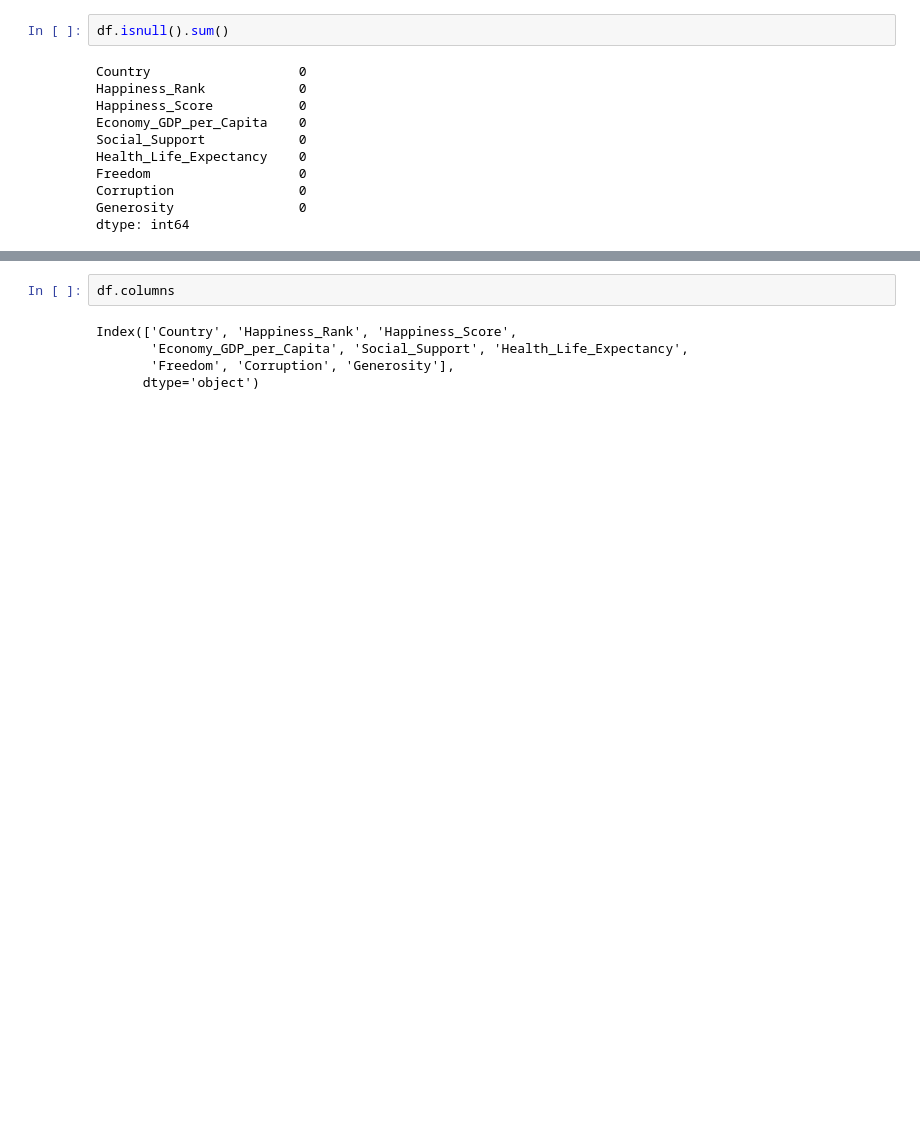
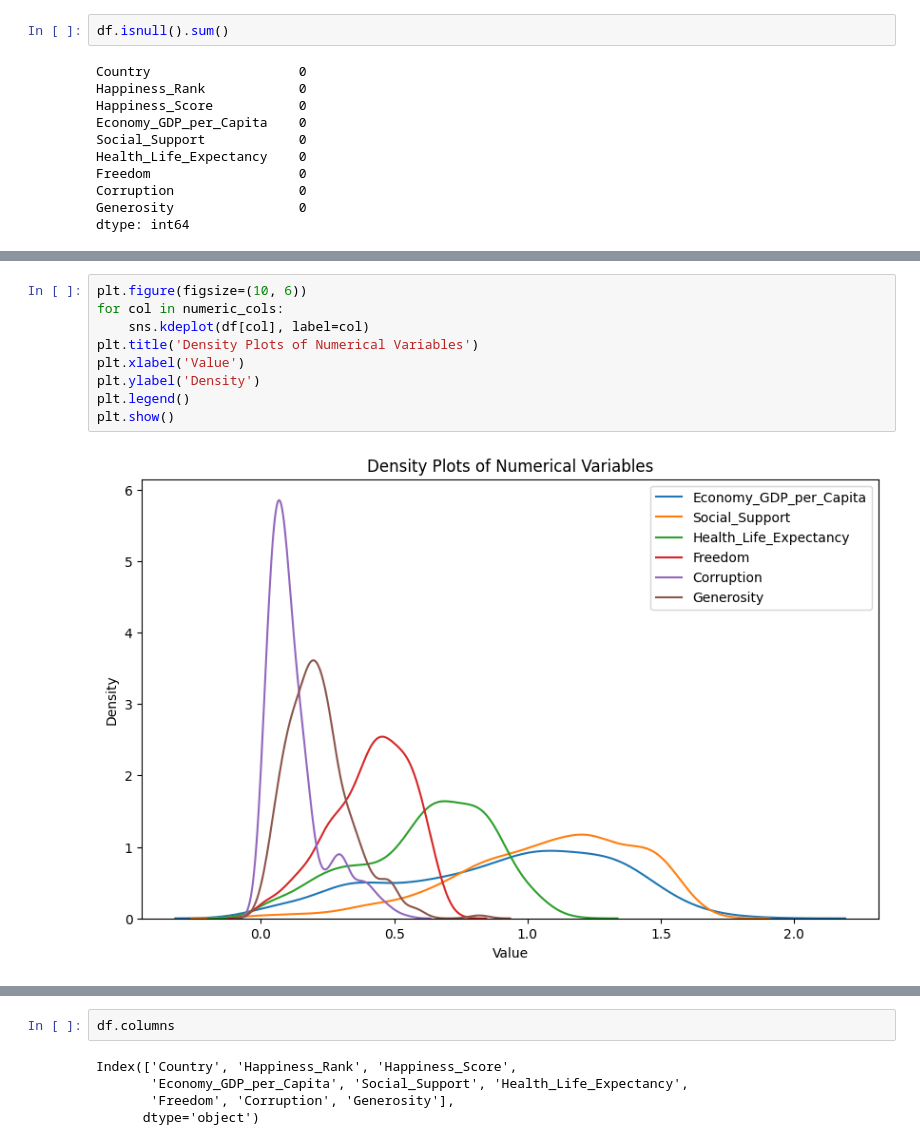
Before and after one commit to MarianaMera12/Workshop-3, a Jupyter notebook: EDA/EDA_csv.ipynb, the cells around one changed output, grey strips where cells are left out. Saved outputs shown, nothing was run; the diff lists cells and outputs as text; blank space fills up the shorter version.

```diff
--- a/EDA/EDA_csv.ipynb
+++ b/EDA/EDA_csv.ipynb
@@ -658,0 +665,11 @@ import matplotlib.pyplot as plt
+# %%
+plt.figure(figsize=(10, 6))
+for col in numeric_cols:
+    sns.kdeplot(df[col], label=col)
+plt.title('Density Plots of Numerical Variables')
+plt.xlabel('Value')
+plt.ylabel('Density')
+plt.legend()
+plt.show()
+# %% [output]
+[figure, added]
```
Also changed, not shown: parts of 14 cells of this notebook, 6 other files.
